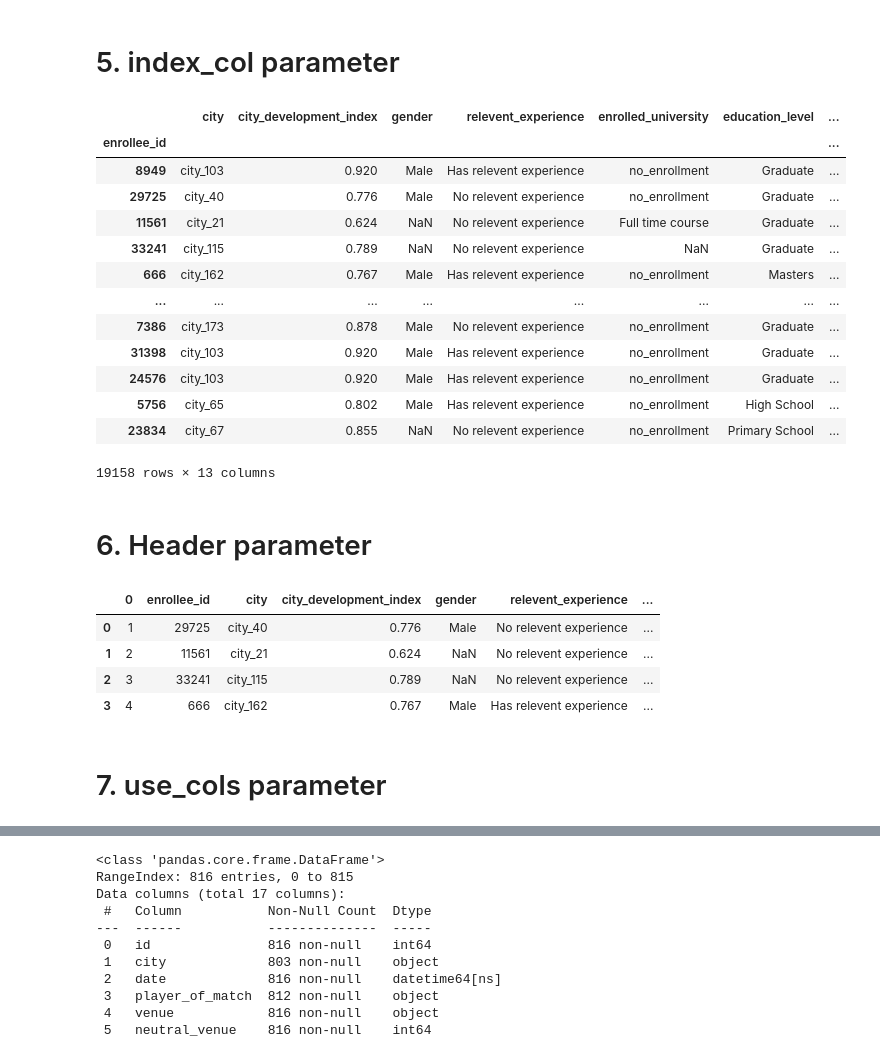
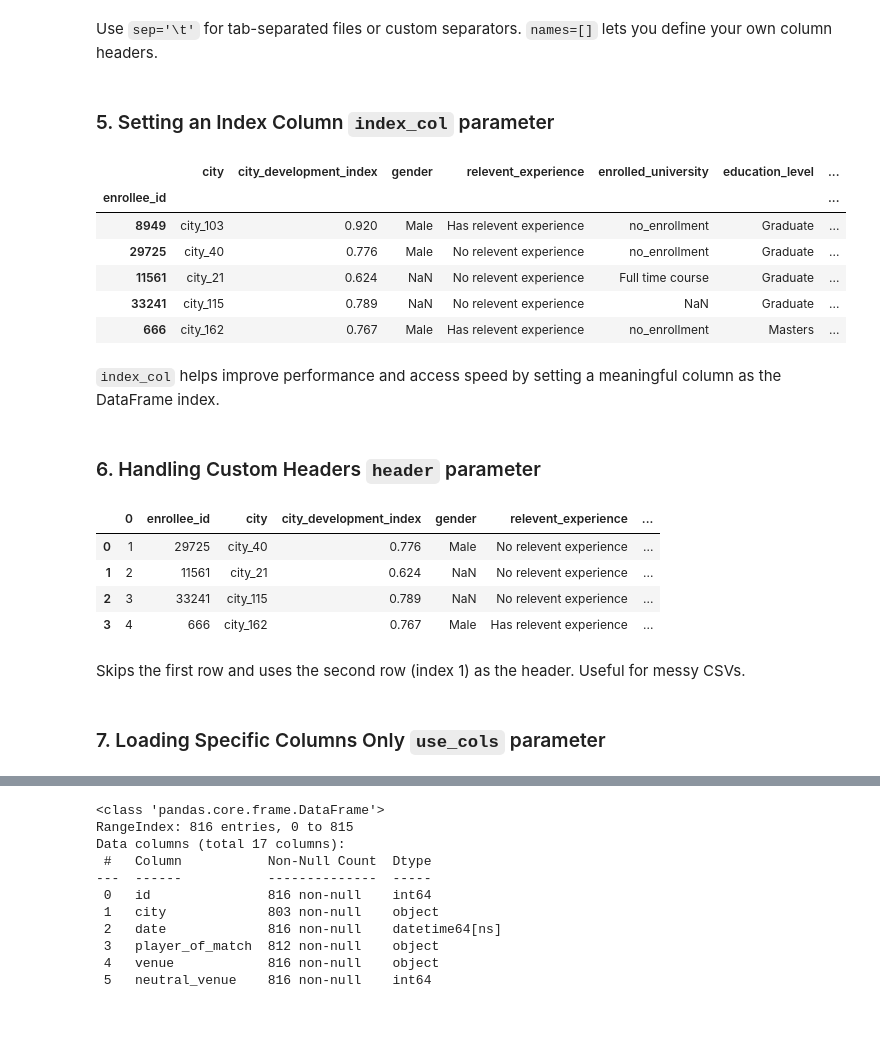
Before and after one commit to imabhishekc/100-days-of-ML, a Jupyter notebook: 3_working_with_csv_files/working-with-csv.ipynb, the cells around one changed output, grey strips where cells are left out. Drawn from its saved outputs; the diff is of its cells as text; code cells hidden in the pictures; blank space fills up the shorter version.

```diff
--- a/3_working_with_csv_files/working-with-csv.ipynb
+++ b/3_working_with_csv_files/working-with-csv.ipynb
@@ -77,22 +78,20 @@ pd.read_csv('movie_titles_metadata.tsv', sep='\t', names=['sn', 'name', 'release
+# %% [markdown]
+Use `sep='\t'` for tab-separated files or custom separators. `names=[]` lets you define your own column headers.
 # %% [markdown]
-# 5. index_col parameter
+### 5. Setting an Index Column `index_col` parameter
 # %%
-pd.read_csv('aug_train.csv', index_col='enrollee_id')
+df = pd.read_csv('aug_train.csv', index_col='enrollee_id')
+df.head()
 # %% [output]
 |  | city | city_development_index | gender | relevent_experience | enrolled_university | education_level | ... |
 | enrollee_id |  |  |  |  |  |  | ... |
 | 8949 | city_103 | 0.920 | Male | Has relevent experience | no_enrollment | Graduate | ... |
 | 29725 | city_40 | 0.776 | Male | No relevent experience | no_enrollment | Graduate | ... |
 | 11561 | city_21 | 0.624 | NaN | No relevent experience | Full time course | Graduate | ... |
 | 33241 | city_115 | 0.789 | NaN | No relevent experience | NaN | Graduate | ... |
 | 666 | city_162 | 0.767 | Male | Has relevent experience | no_enrollment | Masters | ... |
-| ... | ... | ... | ... | ... | ... | ... | ... |
-| 7386 | city_173 | 0.878 | Male | No relevent experience | no_enrollment | Graduate | ... |
-| 31398 | city_103 | 0.920 | Male | Has relevent experience | no_enrollment | Graduate | ... |
-| 24576 | city_103 | 0.920 | Male | Has relevent experience | no_enrollment | Graduate | ... |
-| 5756 | city_65 | 0.802 | Male | Has relevent experience | no_enrollment | High School | ... |
-| 23834 | city_67 | 0.855 | NaN | No relevent experience | no_enrollment | Primary School | ... |
-19158 rows × 13 columns
+# %% [markdown]
+`index_col` helps improve performance and access speed by setting a meaningful column as the DataFrame index.
 # %% [markdown]
-# 6. Header parameter
+### 6. Handling Custom Headers `header` parameter
 # %%
@@ -103,6 +102,8 @@ pd.read_csv('test.csv', header=1)
 | 1 | 2 | 11561 | city_21 | 0.624 | NaN | No relevent experience | ... |
 | 2 | 3 | 33241 | city_115 | 0.789 | NaN | No relevent experience | ... |
 | 3 | 4 | 666 | city_162 | 0.767 | Male | Has relevent experience | ... |
+# %% [markdown]
+Skips the first row and uses the second row (index 1) as the header. Useful for messy CSVs.
 # %% [markdown]
-# 7. use_cols parameter
+### 7. Loading Specific Columns Only `use_cols` parameter
 # %%
```
Also changed, not shown: parts of 48 cells of this notebook.
